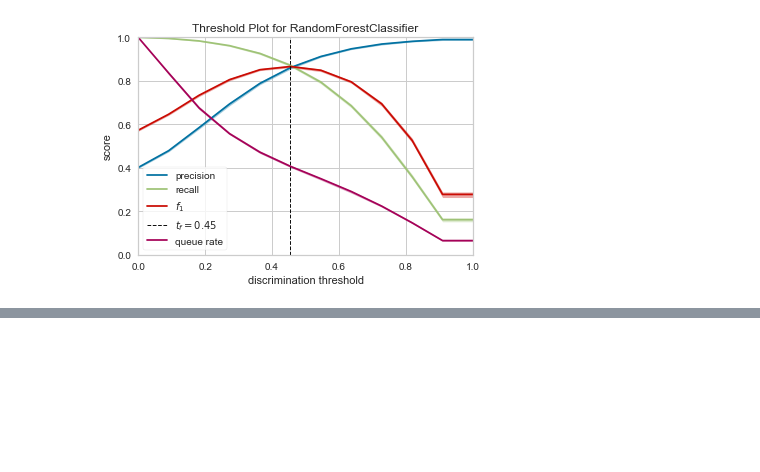
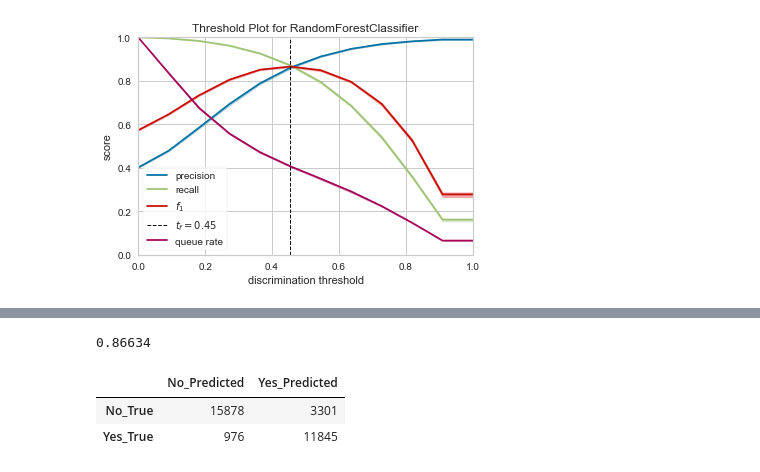
Before and after one commit to sterlingbeason/MSDS-7333-QTW, a Jupyter notebook: Final/QTW-Final_SK.ipynb, the cells around one changed output, grey strips where cells are left out. Cells and saved outputs as stored; diff of their text form; code cells hidden in the pictures; blank space fills up the shorter version.

```diff
--- a/Final/QTW-Final_SK.ipynb
+++ b/Final/QTW-Final_SK.ipynb
@@ -933,0 +1034,15 @@ GaussianNB?
+# %%
+pred_rf = rf.predict(X_test)
+probs_rf  = rf.predict_proba(X_test)
+# %%
+x = compute_new_conf_matrix(pred_rf, probs_rf, 0.4, y_test)
+# %%
+x[0]
+# %% [output]
+0.86634
+# %%
+x[1]
+# %% [output]
+|  | No_Predicted | Yes_Predicted |
+| No_True | 15878 | 3301 |
+| Yes_True | 976 | 11845 |
```
Also changed, not shown: parts of 18 cells of this notebook.
